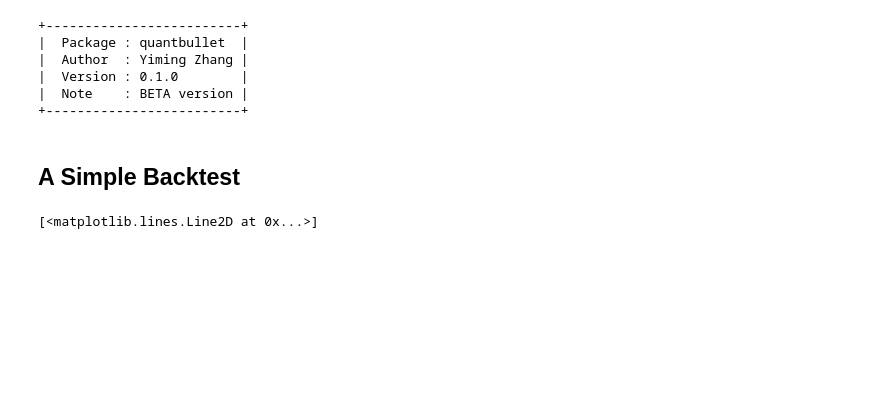
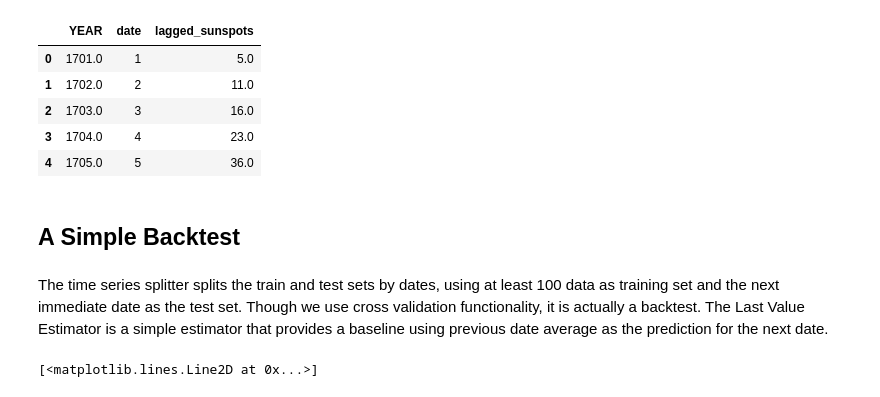
Before and after one commit to YimingZhang07/quantbullet, a Jupyter notebook: docs/model/last_value_estimator.ipynb, the cells around one changed output. Saved outputs shown, nothing was run; the diff lists cells and outputs as text; code cells hidden in the pictures; blank space fills up the shorter version.

```diff
--- a/docs/model/last_value_estimator.ipynb
+++ b/docs/model/last_value_estimator.ipynb
@@ -3,15 +21,4 @@
 # %%
-import xgboost
-import sklearn
-from sklearn.model_selection import cross_val_score
-import statsmodels.api as sm
-import numpy as np
-import pandas as pd
-import matplotlib.pyplot as plt
-from quantbullet.model_selection import OptunaCVOptimizer
-from quantbullet.model import LastValueEstimator, TypicalHyperparameterRanges
-from quantbullet.model_selection import TimeSeriesDailyRollingSplit
-
 # Load the sunspots dataset
 sunspots = sm.datasets.sunspots.load_pandas().data
 
@@ -23,10 +30,6 @@ sunspots = sunspots.iloc[1:]
 
 # Reset the index and rename the column
 sunspots_reset = sunspots.reset_index().rename(columns={'index': 'date'})
+
+X = sunspots_reset[['YEAR', 'date', 'lagged_sunspots']]
+y = sunspots_reset['SUNACTIVITY']
-# %% [output]
-+-------------------------+
-|  Package : quantbullet  |
-|  Author  : Yiming Zhang |
-|  Version : 0.1.0        |
-|  Note    : BETA version |
-+-------------------------+
@@ -36,5 +36,16 @@ y = sunspots_reset['SUNACTIVITY']
+# %%
+X.head()
+# %% [output]
+|  | YEAR | date | lagged_sunspots |
+| 0 | 1701.0 | 1 | 5.0 |
+| 1 | 1702.0 | 2 | 11.0 |
+| 2 | 1703.0 | 3 | 16.0 |
+| 3 | 1704.0 | 4 | 23.0 |
+| 4 | 1705.0 | 5 | 36.0 |
 # %% [markdown]
 ## A Simple Backtest
+# %% [markdown]
+The time series splitter splits the train and test sets by dates, using at least 100 data as training set and the next immediate date as the test set. Though we use cross validation functionality, it is actually a backtest. The Last Value Estimator is a simple estimator that provides a baseline using previous date average as the prediction for the next date.
 # %%
 ts_split = TimeSeriesDailyRollingSplit(min_train_size=100).split(X)
 
```
Also changed, not shown: parts of 13 cells of this notebook, 10 other files.
